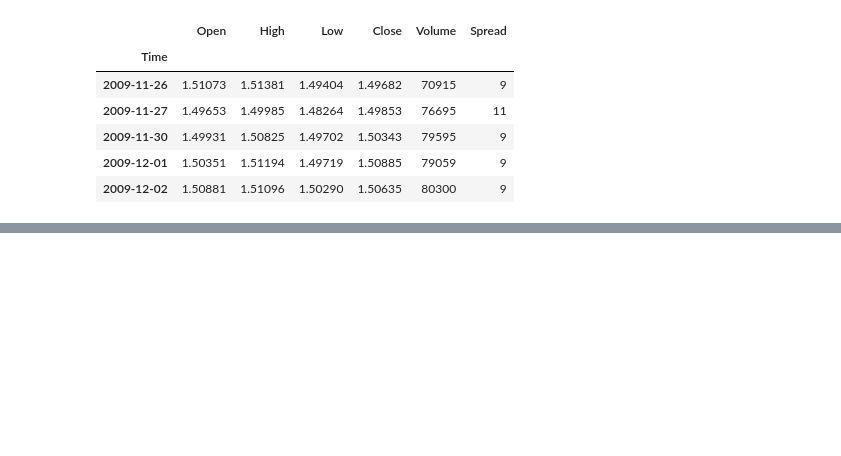
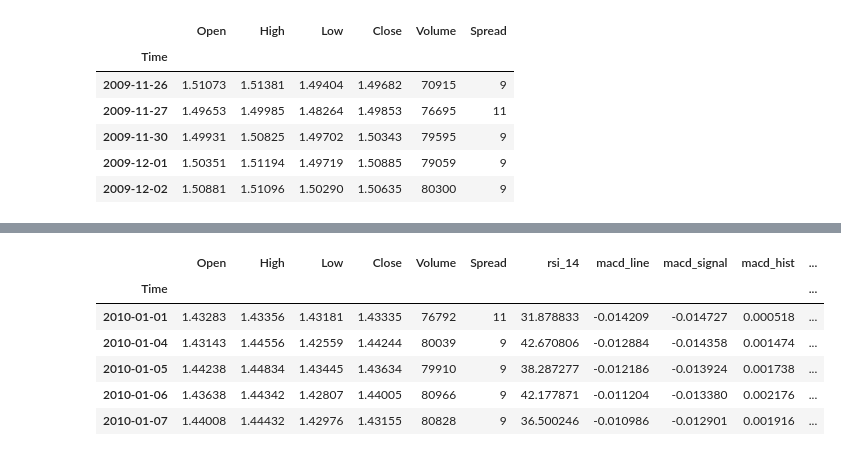
Before and after one commit to ball-worasan/EURO_AI, a Jupyter notebook: models/model_1/model_1_dataset.ipynb, the cells around one changed output, grey strips where cells are left out. Cells and saved outputs as stored; diff of their text form; code cells hidden in the pictures; blank space fills up the shorter version.

```diff
--- a/models/model_1/model_1_dataset.ipynb
+++ b/models/model_1/model_1_dataset.ipynb
@@ -304,0 +387,59 @@ df_all[
+# %%
+# ============================
+# Call 3.2: สร้าง Target ทำนายความผันผวน (Volatility Class)
+# ============================
+
+
+def add_volatility_class_targets(
+    df: pd.DataFrame,
+    cfg: DatasetConfig,
+    high_vol_quantile: float = 0.7,
+) -> pd.DataFrame:
+    """
+    สร้าง target สำหรับทำนายความผันผวน (Big Move / No Big Move)
+
+    Class 0: Low Volatility  - พรุ่งนี้เคลื่อนไหวน้อย (อยู่ในกรอบปกติ)
+    Class 1: High Volatility - พรุ่งนี้เหวี่ยงแรงกว่าปกติ
+
+    ใช้ future ATR และ future Bollinger Bandwidth เป็นตัวชี้วัด
+    แล้วตัดแบ่งตาม quantile (เช่น 70%, 80%)
+    """
+
+    df = df.copy()
+
+    # ต้องมี atr_14 และ bb_width มาจาก Call 3 อยู่แล้ว
+    if "atr_14" not in df.columns or "bb_width" not in df.columns:
+        raise KeyError("ต้องมีคอลัมน์ 'atr_14' และ 'bb_width' ก่อน (จาก Call 3)")
+
+    horizon = cfg.horizon  # ปกติ = 1 (พรุ่งนี้)
+
+    # ใช้ค่าความผันผวนของ 'อนาคต' เป็นเกณฑ์
+    df["future_atr_14"] = df["atr_14"].shift(-horizon)
+    df["future_bb_width"] = df["bb_width"].shift(-horizon)
+
+    # รวม 2 ตัวเป็น metric เดียวแบบง่าย ๆ: เอา rank (เปอร์เซ็นต์) มาเฉลี่ยกัน
+    vol_rank_atr = df["future_atr_14"].rank(pct=True)
+    vol_rank_bb = df["future_bb_width"].rank(pct=True)
+    df["vol_score"] = (vol_rank_atr + vol_rank_bb) / 2.0
+
+    # กำหนด threshold: ข้างบน quantile = High Volatility
+    thr = df["vol_score"].quantile(high_vol_quantile)
+
+    # Class 1 = High Vol, Class 0 = Low Vol
+    df["tgt_vol_high"] = (df["vol_score"] >= thr).astype(int)
+
+    # ตัดแถวท้าย ๆ ที่ไม่มีอนาคต (จาก shift)
+    df = df.dropna(subset=["future_atr_14", "future_bb_width", "vol_score"])
+
+    return df
+
+vol_dataset_df = add_volatility_class_targets(dataset_df, config)
+vol_dataset_df.head()
+# %% [output]
+|  | Open | High | Low | Close | Volume | Spread | rsi_14 | macd_line | macd_signal | macd_hist | ... |
+| Time |  |  |  |  |  |  |  |  |  |  | ... |
+| 2010-01-01 | 1.43283 | 1.43356 | 1.43181 | 1.43335 | 76792 | 11 | 31.878833 | -0.014209 | -0.014727 | 0.000518 | ... |
+| 2010-01-04 | 1.43143 | 1.44556 | 1.42559 | 1.44244 | 80039 | 9 | 42.670806 | -0.012884 | -0.014358 | 0.001474 | ... |
+| 2010-01-05 | 1.44238 | 1.44834 | 1.43445 | 1.43634 | 79910 | 9 | 38.287277 | -0.012186 | -0.013924 | 0.001738 | ... |
+| 2010-01-06 | 1.43638 | 1.44342 | 1.42807 | 1.44005 | 80966 | 9 | 42.177871 | -0.011204 | -0.013380 | 0.002176 | ... |
+| 2010-01-07 | 1.44008 | 1.44432 | 1.42976 | 1.43155 | 80828 | 9 | 36.500246 | -0.010986 | -0.012901 | 0.001916 | ... |
```
Also changed, not shown: parts of 9 cells of this notebook, 36 other files.
